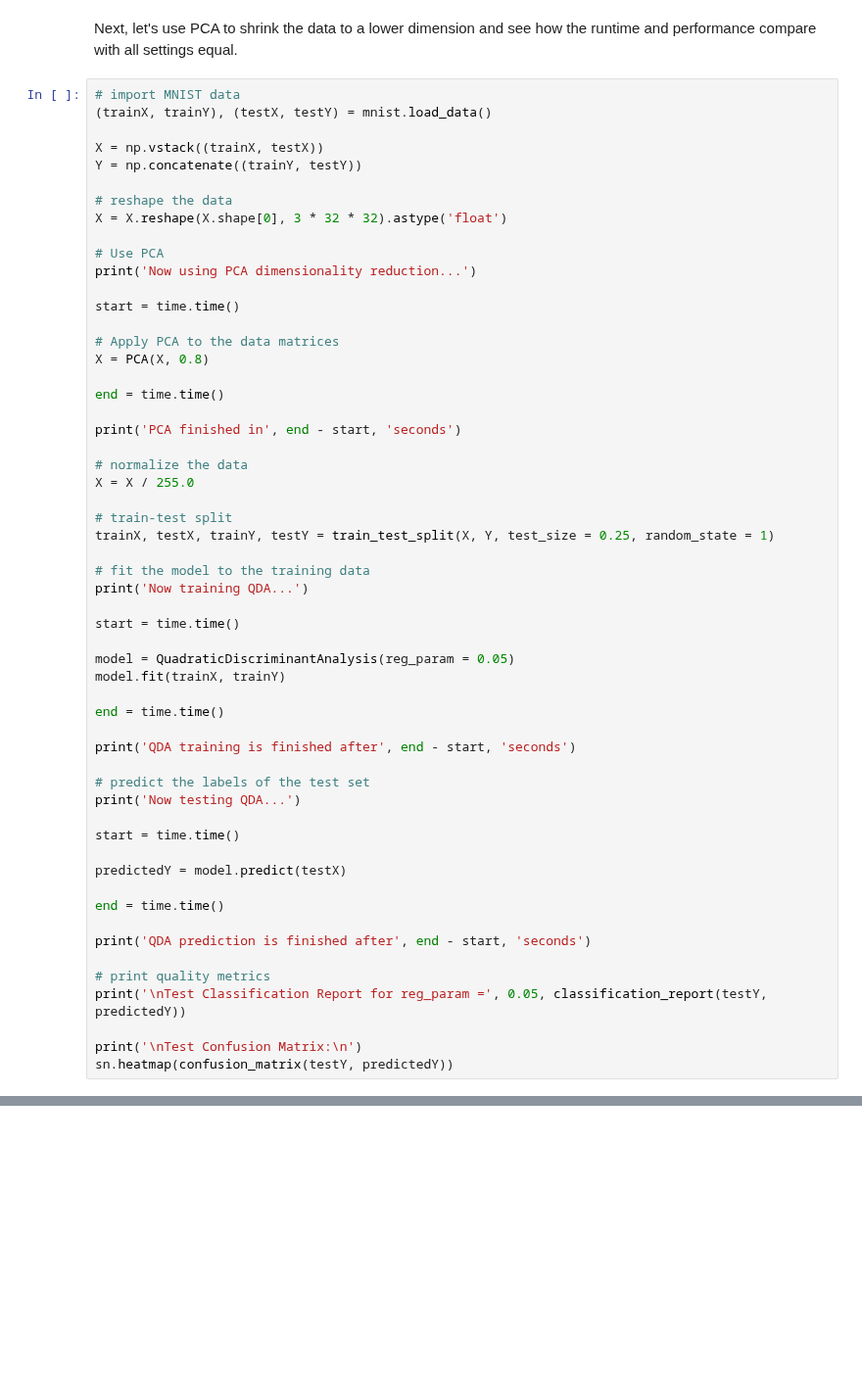
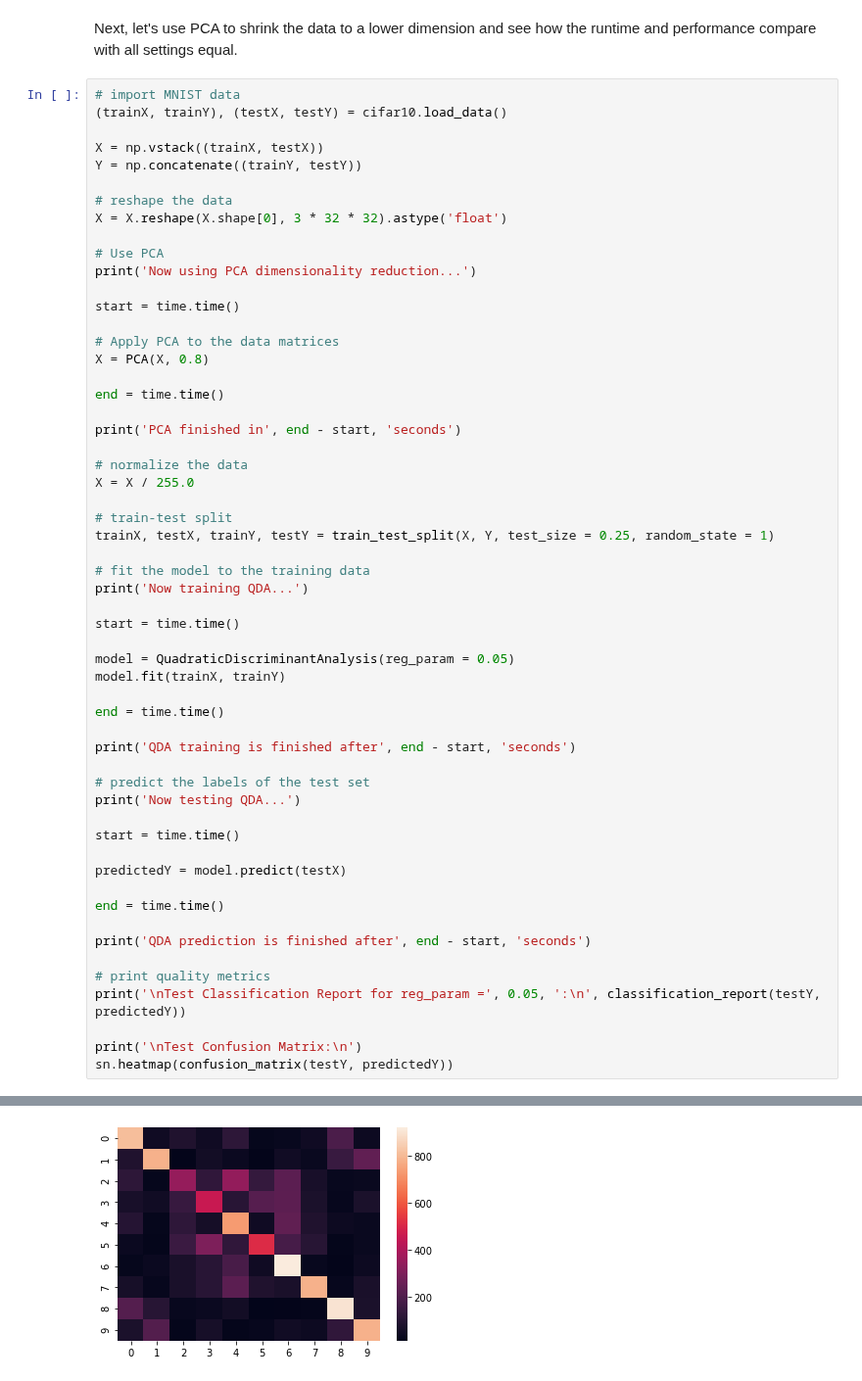
Before and after one commit to rtwhite1546/Spring-2021-Intro-to-Machine-Learning, a Jupyter notebook: Week-8-Disriminant-Analysis-and-PCA/Week8.ipynb, the cells around one changed output, grey strips where cells are left out. Shown at 98% size. Drawn from its saved outputs; the diff is of its cells as text; blank space fills up the shorter version.

```diff
--- a/Week-8-Disriminant-Analysis-and-PCA/Week8.ipynb
+++ b/Week-8-Disriminant-Analysis-and-PCA/Week8.ipynb
@@ -981,7 +1015,7 @@ Now training QDA...
 Next, let's use PCA to shrink the data to a lower dimension and see how the runtime and performance compare with all settings equal.
 # %%
 # import MNIST data
-(trainX, trainY), (testX, testY) = mnist.load_data()
+(trainX, trainY), (testX, testY) = cifar10.load_data()
 
 X = np.vstack((trainX, testX))
 Y = np.concatenate((trainY, testY))
@@ -1031,7 +1065,8 @@ end = time.time()
 print('QDA prediction is finished after', end - start, 'seconds')
 
 # print quality metrics
-print('\nTest Classification Report for reg_param =', 0.05, classification_report(testY, predictedY))
+print('\nTest Classification Report for reg_param =', 0.05, ':\n', classification_report(testY, predictedY))
 
 print('\nTest Confusion Matrix:\n')
 sn.heatmap(confusion_matrix(testY, predictedY))
+# %% [output]
@@ -1038 +1091,2 @@ sn.heatmap(confusion_matrix(testY, predictedY))
+[figure, added]
 # %% [markdown]
```
Also changed, not shown: parts of 19 cells of this notebook.
